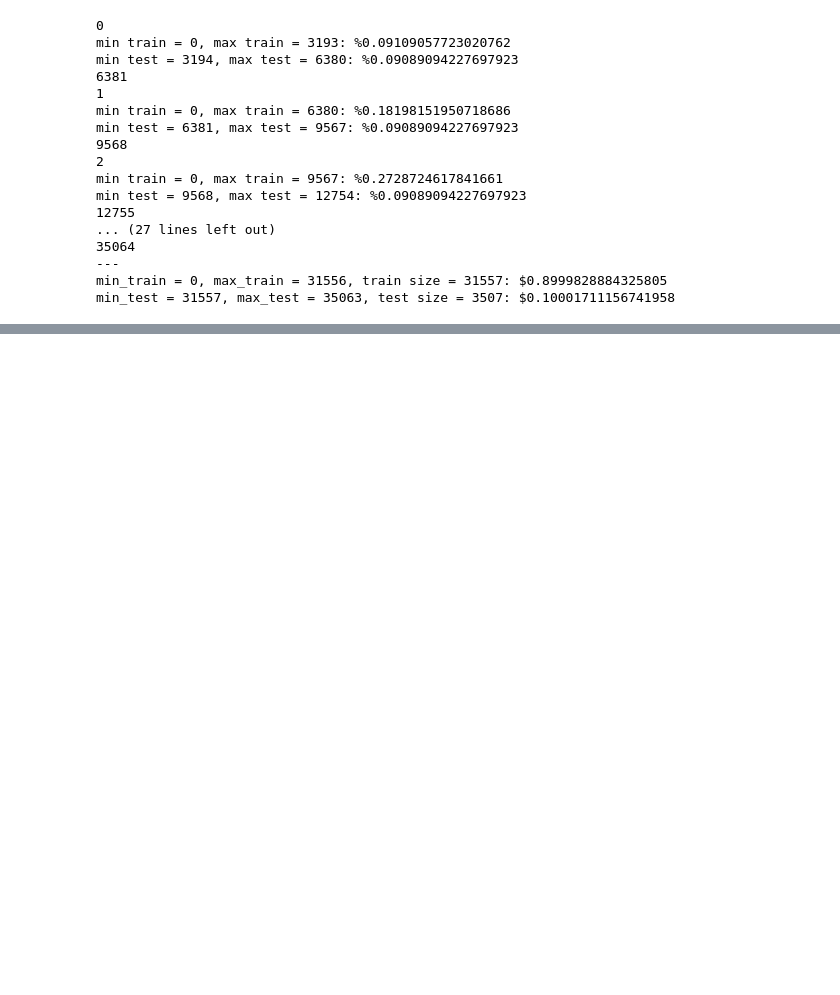
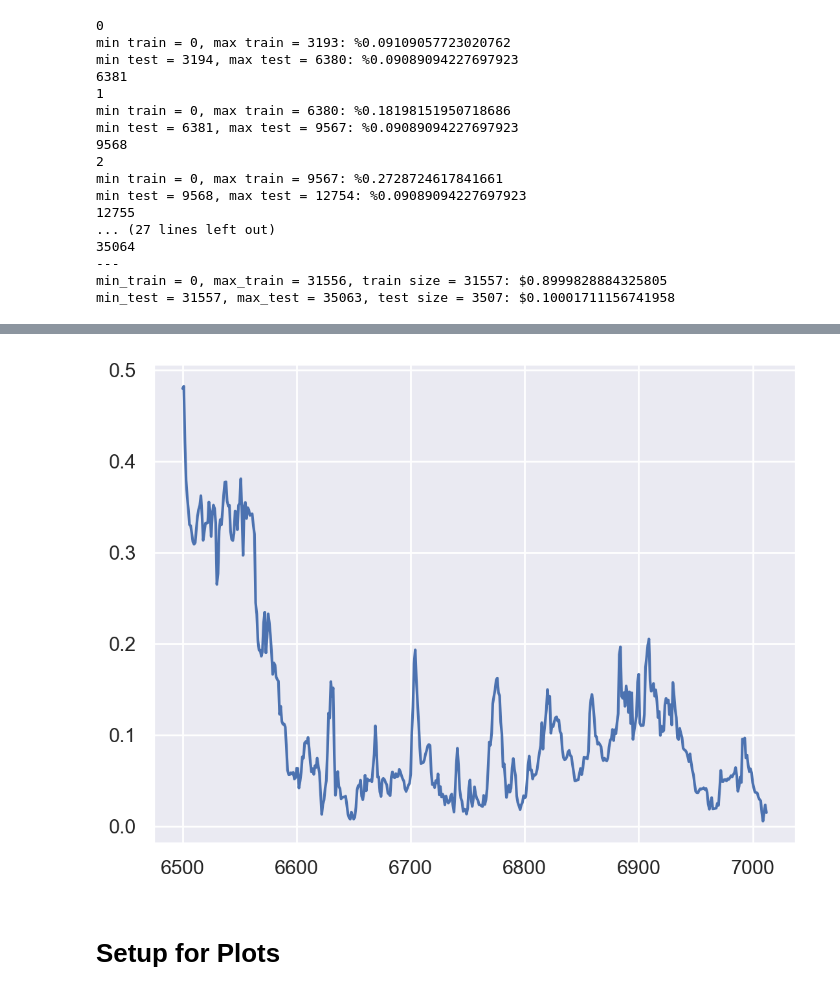
Before and after one commit to justinband/masters-thesis, a Jupyter notebook: datasets/data_analysis.ipynb, the cells around one changed output, grey strips where cells are left out. Saved outputs shown, nothing was run; the diff lists cells and outputs as text; code cells hidden in the pictures; blank space fills up the shorter version.

```diff
--- a/datasets/data_analysis.ipynb
+++ b/datasets/data_analysis.ipynb
@@ -95,0 +99,12 @@ loader.plot_quantile_ranges(5)
+# %%
+data = loader.data
+train_size = 0.8
+split_idx = int(len(data) * train_size)
+temp = data[split_idx:]['normalized'].reset_index(drop=True)
+
+plt.plot(temp[6500:])
+plt.show()
+# %% [output]
+[figure, added]
+# %% [markdown]
+# Setup for Plots
```
Also changed, not shown: parts of 23 cells of this notebook, 1 other file.
